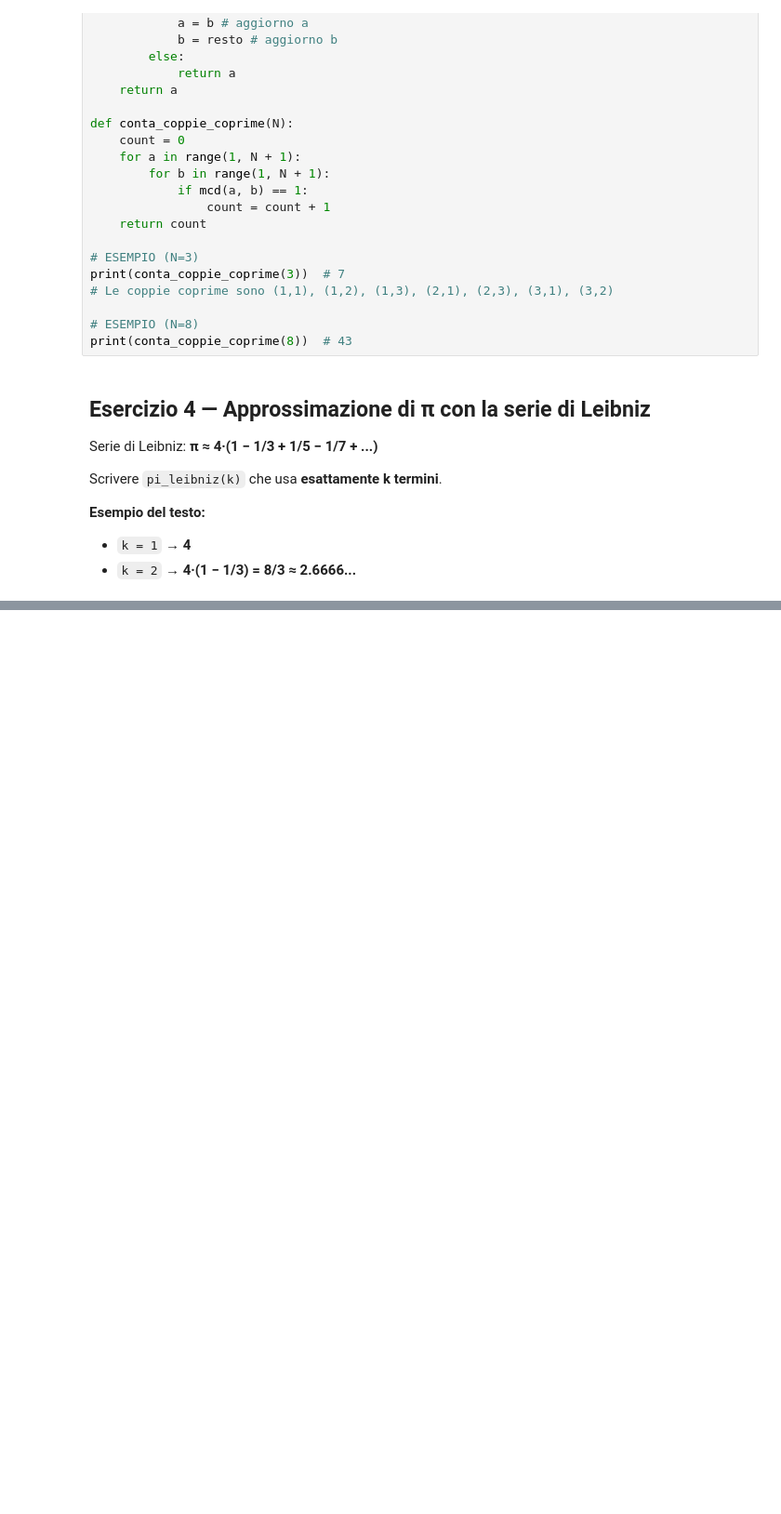
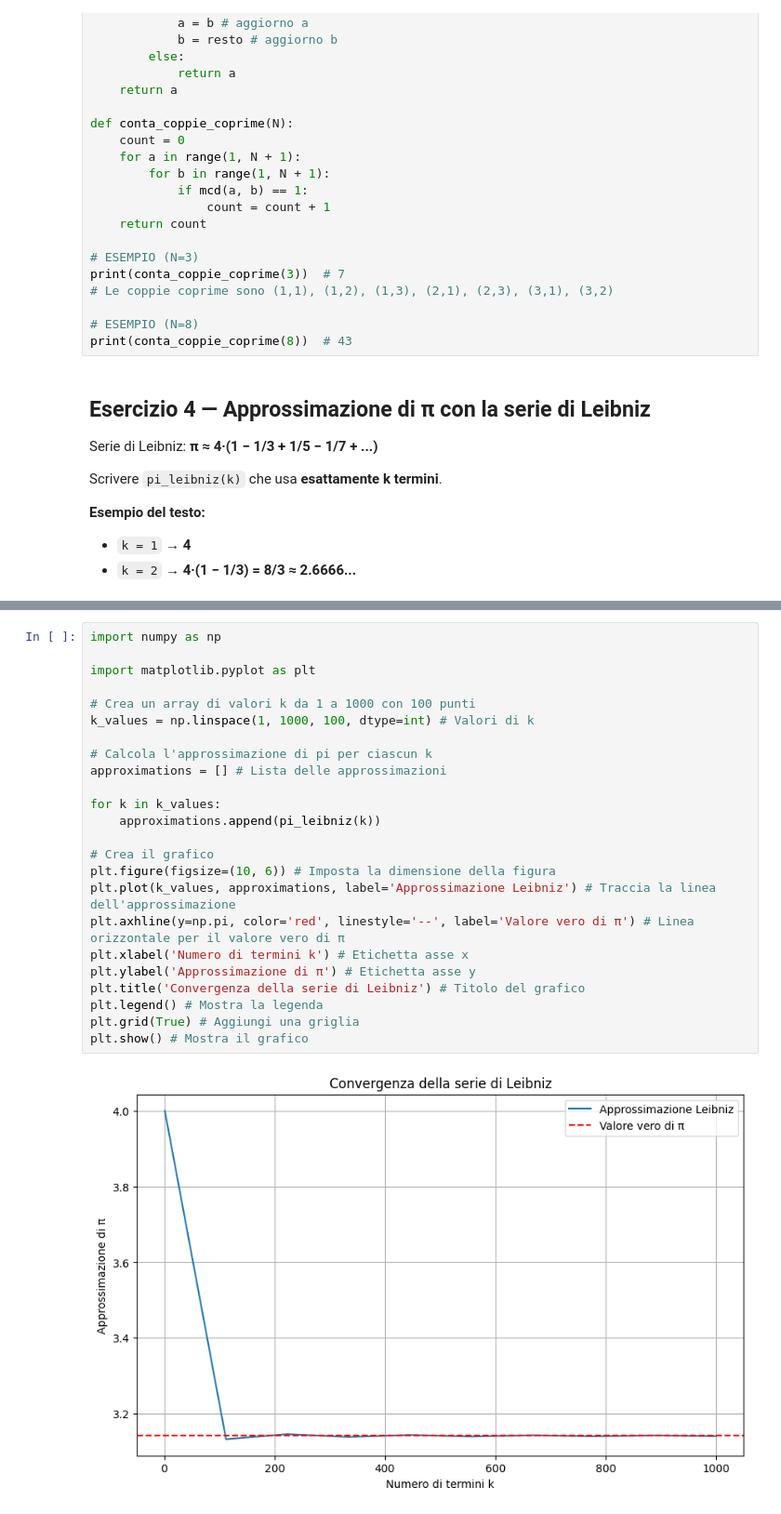
Before and after one commit to FrancescoGobbi/Didattica_GalileoGalilei_Ostiglia, a Jupyter notebook: AS_2025_2026/4TrED_Informatica/UD_0_Python/Compiti_Vacanze_Natale_2025/Compiti_VacanzeNatale2025_soluzioni.ipynb, the cells around one changed output, grey strips where cells are left out. Shown at 93% size. Saved outputs shown, nothing was run; the diff lists cells and outputs as text; blank space fills up the shorter version.

```diff
--- a/AS_2025_2026/4TrED_Informatica/UD_0_Python/Compiti_Vacanze_Natale_2025/Compiti_VacanzeNatale2025_soluzioni.ipynb
+++ b/AS_2025_2026/4TrED_Informatica/UD_0_Python/Compiti_Vacanze_Natale_2025/Compiti_VacanzeNatale2025_soluzioni.ipynb
@@ -170,0 +159,26 @@ k=1000000: 3.1415916535897743
+# %%
+import numpy as np
+
+import matplotlib.pyplot as plt
+
+# Crea un array di valori k da 1 a 1000 con 100 punti
+k_values = np.linspace(1, 1000, 100, dtype=int) # Valori di k
+
+# Calcola l'approssimazione di pi per ciascun k
+approximations = [] # Lista delle approssimazioni
+
+for k in k_values:
+    approximations.append(pi_leibniz(k))
+
+# Crea il grafico
+plt.figure(figsize=(10, 6)) # Imposta la dimensione della figura
+plt.plot(k_values, approximations, label='Approssimazione Leibniz') # Traccia la linea dell'approssimazione
+plt.axhline(y=np.pi, color='red', linestyle='--', label='Valore vero di π') # Linea orizzontale per il valore vero di π
+plt.xlabel('Numero di termini k') # Etichetta asse x
+plt.ylabel('Approssimazione di π') # Etichetta asse y
+plt.title('Convergenza della serie di Leibniz') # Titolo del grafico
+plt.legend() # Mostra la legenda
+plt.grid(True) # Aggiungi una griglia
+plt.show() # Mostra il grafico
+# %% [output]
+[figure, added]
```
Also changed, not shown: parts of 2 cells of this notebook, 3 other files.
